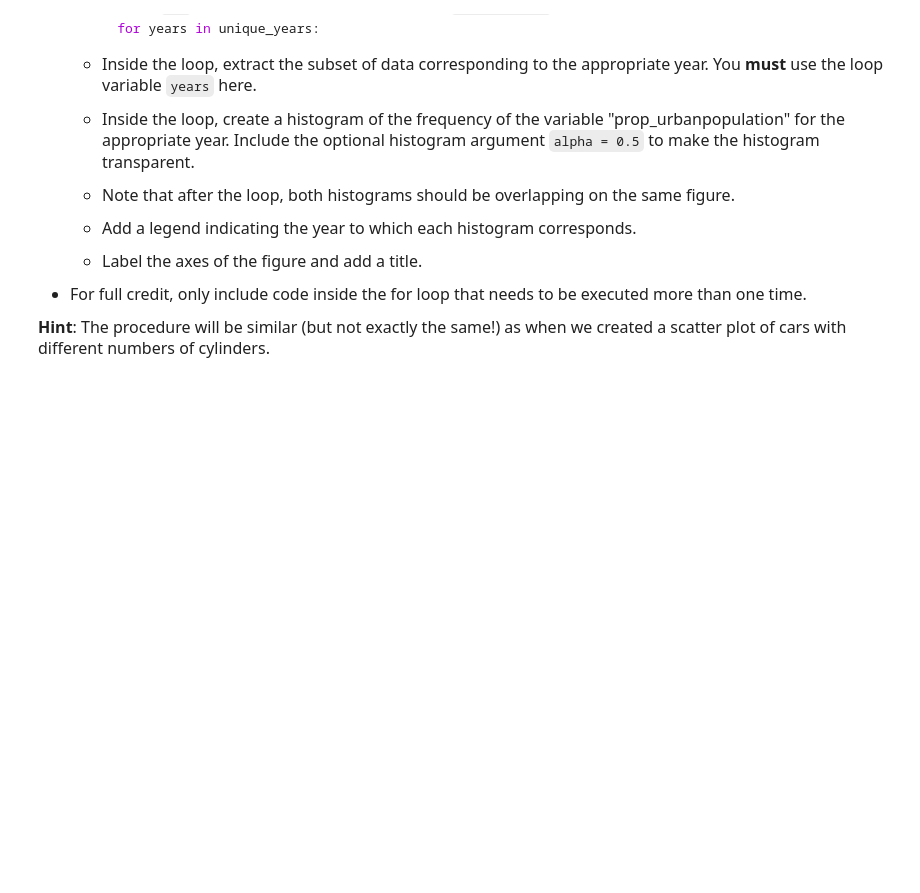
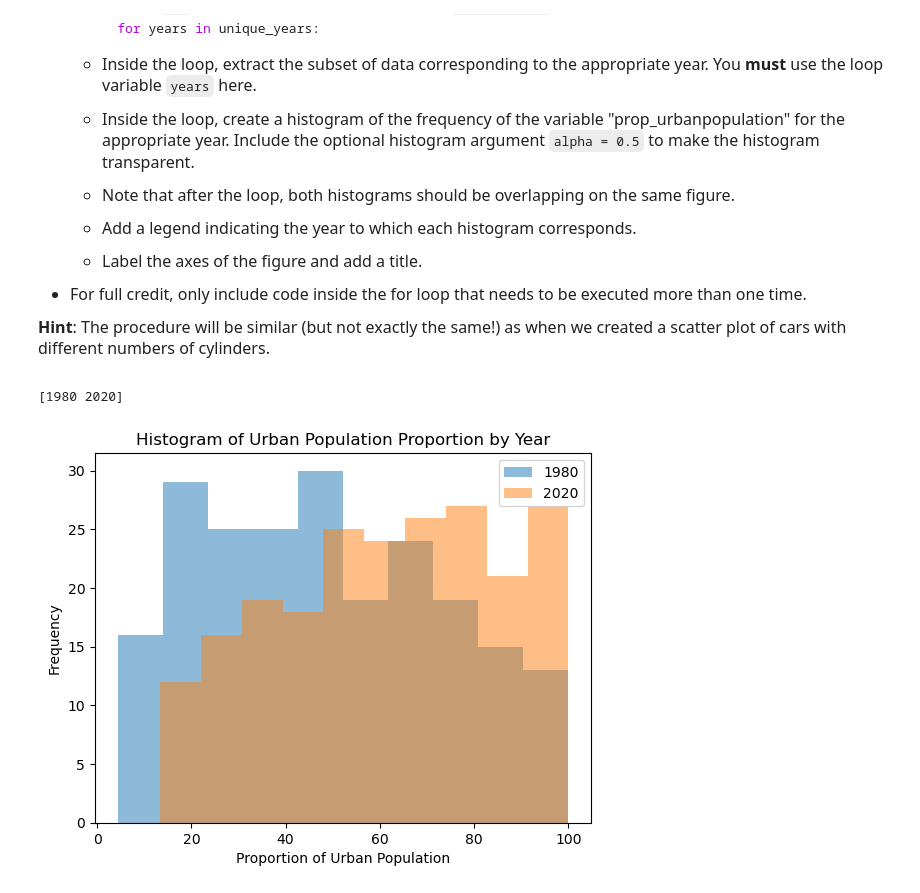
Before and after one commit to samyao014/datasci151fall2026, a Jupyter notebook: _assignments/assignment_7/Assignment7.ipynb, the cells around one changed output. Saved outputs shown, nothing was run; the diff lists cells and outputs as text; code cells hidden in the pictures; blank space fills up the shorter version.

```diff
--- a/_assignments/assignment_7/Assignment7.ipynb
+++ b/_assignments/assignment_7/Assignment7.ipynb
@@ -67,0 +92,10 @@ import matplotlib.pyplot as plt
+# %%
+# Write your answer here:
+players = pd.read_csv("data/fifa23_players_basic.csv")
+threshold = 75
+
+df_1 = players.query("Overall > @threshold")
+print(round(df_1["Age"].mean(), 1))
+
+df_2 = players.query("Overall <= @threshold")
+print(round(df_2["Age"].mean(), 1))
@@ -134,0 +207,19 @@ import matplotlib.pyplot as plt
+# %%
+# Write your answer here:
+df = pd.read_csv("data/wdi_urban.csv")
+
+unique_years = pd.unique(df["year"])
+print(unique_years)
+
+for years in unique_years:
+    df_1 = df.query("year == @years")
+    plt.hist(x = df_1["prop_urbanpopulation"], alpha = 0.5)
+
+plt.legend(labels = unique_years)
+plt.xlabel("Proportion of Urban Population")
+plt.ylabel("Frequency")
+plt.title("Histogram of Urban Population Proportion by Year")
+plt.show()
+# %% [output]
+[1980 2020]
+[figure, added]
```
Also changed, not shown: parts of 9 cells of this notebook, 1 other file.
